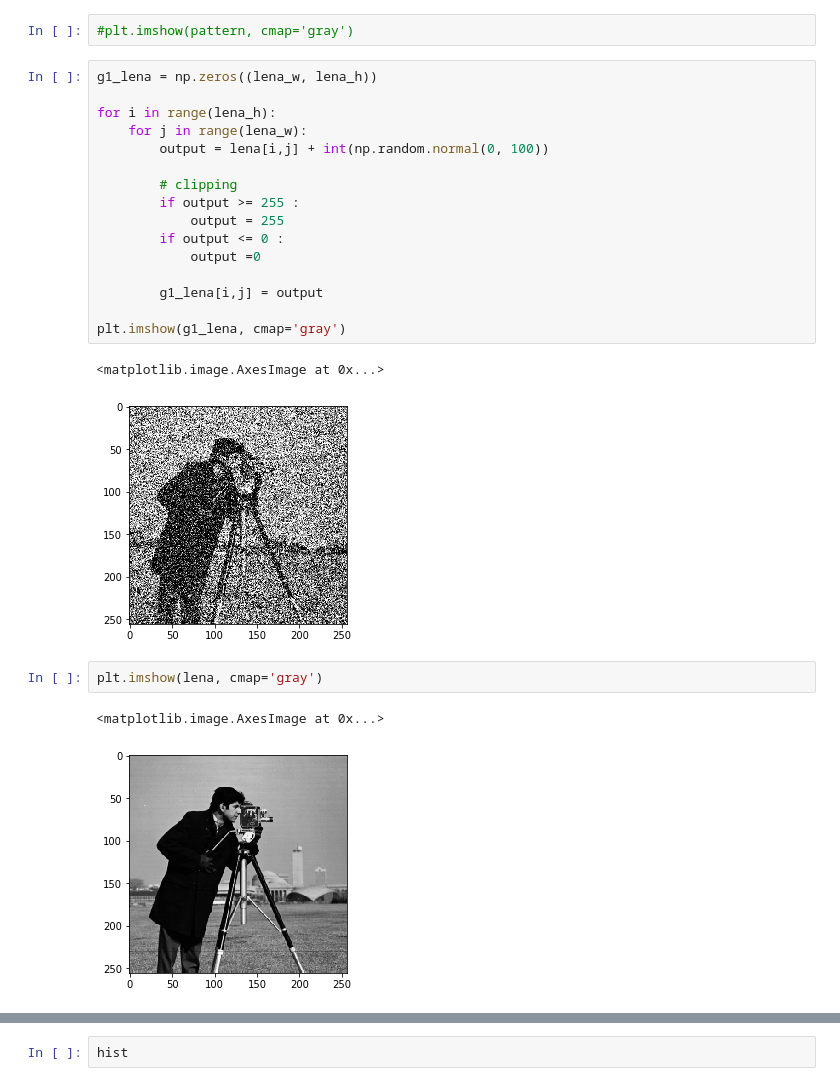
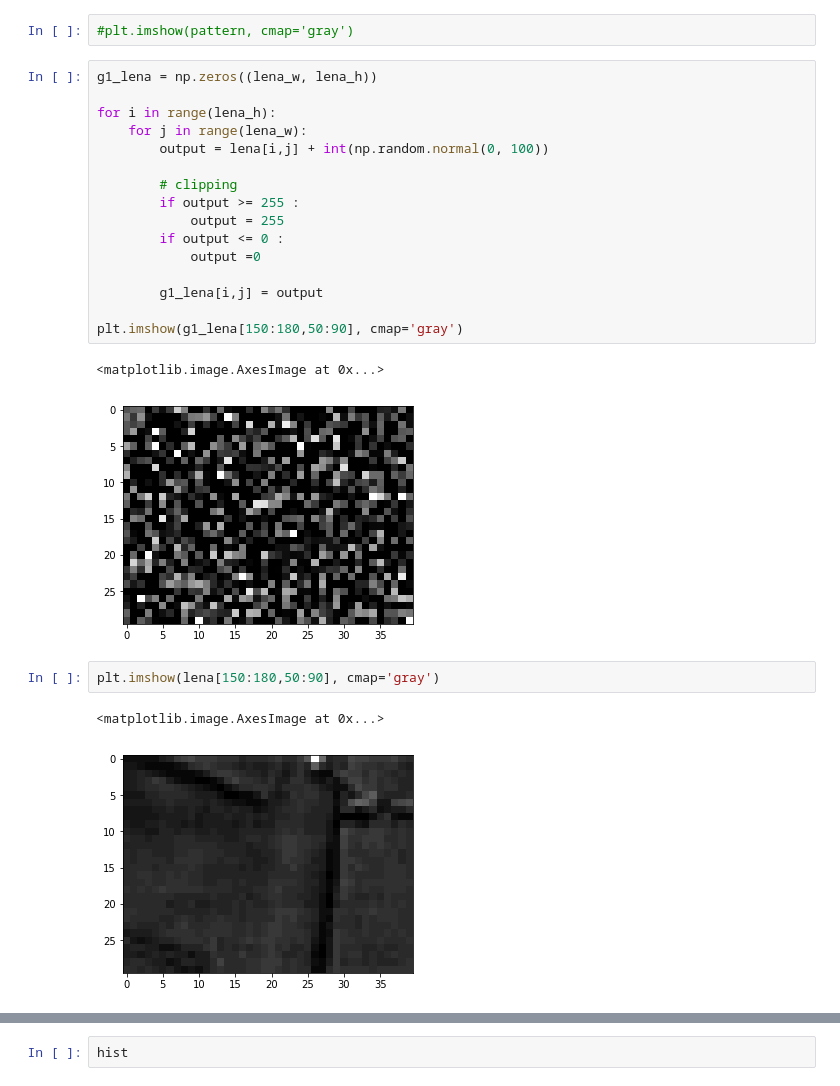
Before and after one commit to henniekim/GenerationOfGaussian, a Jupyter notebook: genOfGauss.ipynb, the cells around one changed output, grey strips where cells are left out. Drawn from its saved outputs; the diff is of its cells as text.

Commit message:
add images

```diff
--- a/genOfGauss.ipynb
+++ b/genOfGauss.ipynb
@@ -30,27 +30,27 @@ plt.imshow(lena, cmap='gray')
 # %%
 g1_lena = np.zeros((lena_w, lena_h))
 
 for i in range(lena_h):
     for j in range(lena_w):
         output = lena[i,j] + int(np.random.normal(0, 100))
 
         # clipping
         if output >= 255 :
             output = 255
         if output <= 0 :
             output =0
 
         g1_lena[i,j] = output
 
-plt.imshow(g1_lena, cmap='gray')
+plt.imshow(g1_lena[150:180,50:90], cmap='gray')
 # %% [output]
 <matplotlib.image.AxesImage at 0x...>
-[figure, old version]
+[figure, new version]
 # %%
-plt.imshow(lena, cmap='gray')
+plt.imshow(lena[150:180,50:90], cmap='gray')
 # %% [output]
 <matplotlib.image.AxesImage at 0x...>
-[figure, old version]
+[figure, new version]
 # %%
 # Know originals
 diff = g1_lena - lena
```
Also changed, not shown: parts of 1 cell of this notebook, 6 other files.
